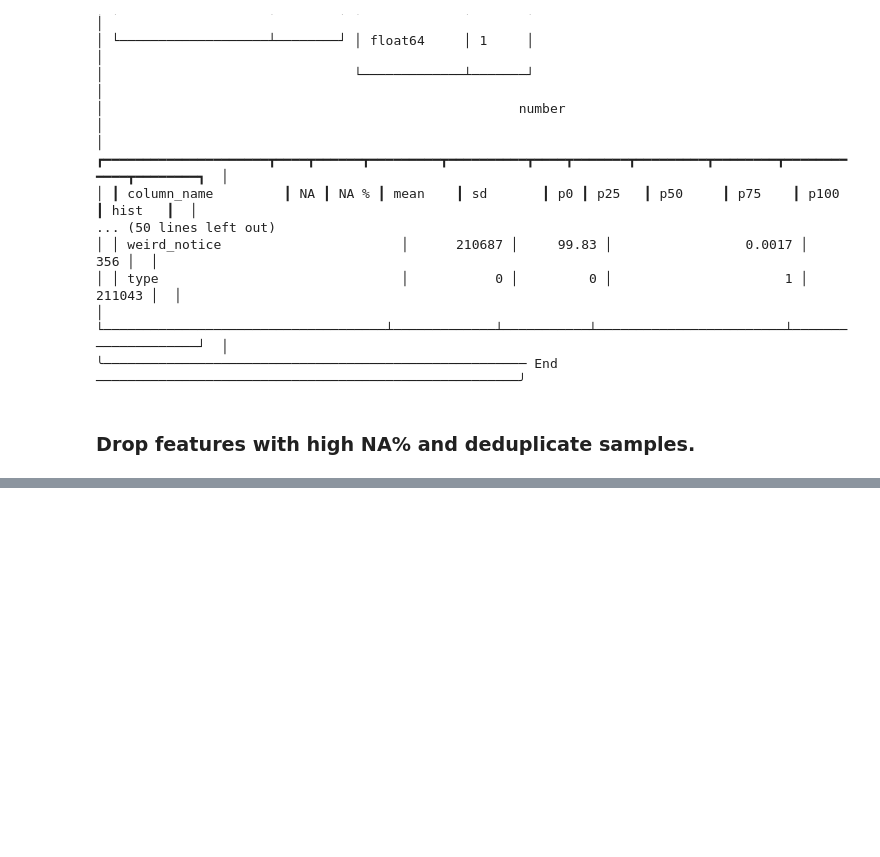
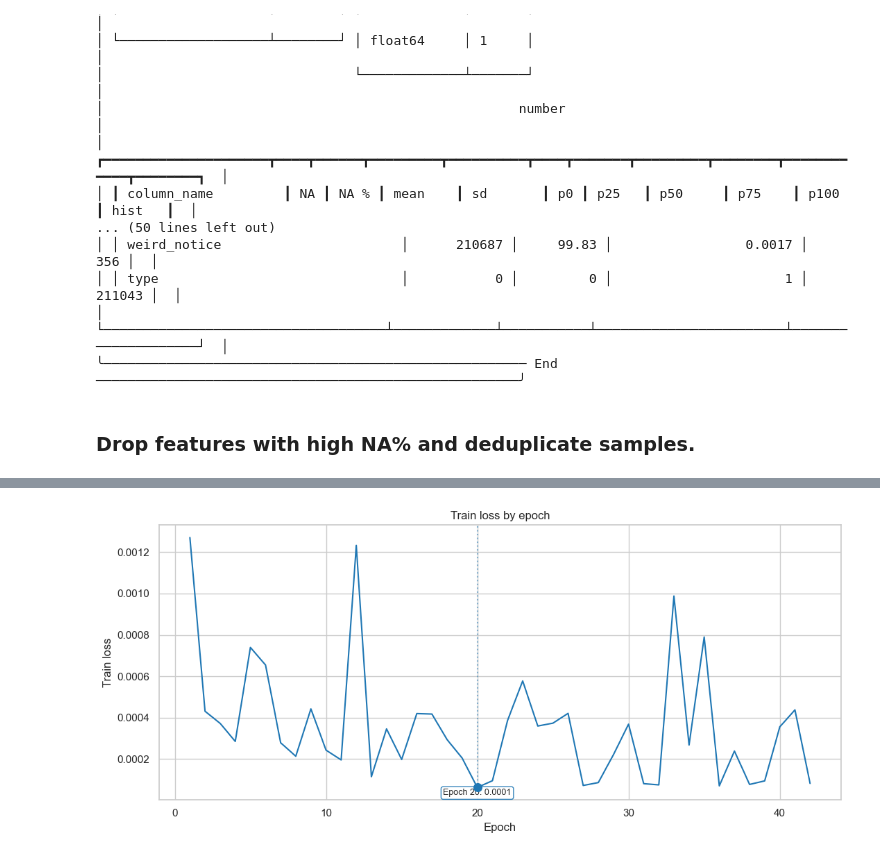
Before and after one commit to ronaldyu001/SCHOOL-AI_Cyber_Project, a Jupyter notebook: Training/Network_Intrusion/network_intrusion.ipynb, the cells around one changed output, grey strips where cells are left out. Cells and saved outputs as stored; diff of their text form; code cells hidden in the pictures; blank space fills up the shorter version.

```diff
--- a/Training/Network_Intrusion/network_intrusion.ipynb
+++ b/Training/Network_Intrusion/network_intrusion.ipynb
@@ -70,6 +75,7 @@ skim(data)
 # Set the NA% drop threshold. Calculate the NA% for each feature.
 na_threshold = 0.80
 missing_fraction = data.isna().mean()
+
 
 # Drop the high NA% features. Make sure to keep the 'label' feature.
 high_na_features = missing_fraction[
@@ -77,19 +83,20 @@ high_na_features = missing_fraction[
     & ~missing_fraction.index.isin(['label'])
 ].index.tolist()
 
-data = data.drop(columns=high_na_features)
+data_dropped = data.drop(columns=high_na_features)
+
 
 # Drop 'type' feature since this is binary classification.
-data.drop('type')
+data_dropped = data_dropped.drop(columns='type')
 
-# Drop any other irrelevant features.
 
-# Deduplicate on all retained columns and reset the row index.
+# Drop duplicate samples on all retained columns and reset the row index.
 rows_before = len(data)
-data = data.drop_duplicates().reset_index(drop=True)
+data_dropped = data_dropped.drop_duplicates().reset_index(drop=True)
 
+
+# Summary.
 print(f'Dropped {len(high_na_features)} high-NA features: {high_na_features}')
-print(f'Removed {rows_before - len(data):,} duplicate rows.')
-print(f'Cleaned dataset shape: {data.shape}')
-skim(data)
+print(f'Removed {rows_before - len(data_dropped):,} duplicate rows.')
+skim(data_dropped)
 # %% [output]
@@ -129,0 +551,61 @@ Cleaned dataset shape: (190413, 23)
+# %%
+# Plot train loss across epochs in its original units.
+sbn.set_theme(style='whitegrid')
+fig, ax = plt.subplots(figsize=(11, 5))
+sbn.lineplot(data=history_df, x='epoch', y='train_loss', ax=ax, color='tab:blue')
+
+
+# Mark every epoch tied for the lowest train loss.
+metric_value = history_df['train_loss'].min()
+best_rows = history_df.loc[history_df['train_loss'] == metric_value]
+metric_epochs = best_rows['epoch'].astype(int).tolist()
+ax.scatter(best_rows['epoch'], best_rows['train_loss'], color='tab:blue', s=70, zorder=5)
+for metric_epoch in metric_epochs:
+    ax.axvline(metric_epoch, color='tab:blue', linestyle=':', alpha=0.5)
+
+# Finalize the axes before positioning labels in display coordinates.
+ax.set(xlabel='Epoch', ylabel='Train loss', title='Train loss by epoch')
+fig.tight_layout()
+fig.canvas.draw()
+renderer = fig.canvas.get_renderer()
+plot_bounds = ax.get_window_extent(renderer)
+placed_boxes = []
+
+
+# Find a nearby label position with room for the entire text box.
+# Connector lines keep displaced labels attached to their exact dots.
+for metric_epoch in metric_epochs:
+    label = f'Epoch {metric_epoch}: {metric_value:.4f}'
+    probe = ax.text(0, 0, label, fontsize=9)
+    extent = probe.get_window_extent(renderer)
+    width, height = extent.width + 10, extent.height + 8
+    probe.remove()
+    point_x, point_y = ax.transData.transform((metric_epoch, metric_value))
+    candidates = []
+    for offset_y in (22, -22, 48, -48, 74, -74, 100, -100, 126, -126):
+        for offset_x in (0, -width, width, -2 * width, 2 * width):
+            x = np.clip(point_x + offset_x, plot_bounds.x0 + width / 2, plot_bounds.x1 - width / 2)
+            y = np.clip(point_y + offset_y, plot_bounds.y0 + height / 2, plot_bounds.y1 - height / 2)
+            box = (x - width / 2, y - height / 2, x + width / 2, y + height / 2)
+            overlap = sum(
+                max(0, min(box[2], other[2]) - max(box[0], other[0]))
+                * max(0, min(box[3], other[3]) - max(box[1], other[1]))
+                for other in placed_boxes
+            )
+            distance = (x - point_x) ** 2 + (y - point_y) ** 2
+            candidates.append((overlap, distance, x, y, box))
+    _, _, label_x, label_y, box = min(candidates, key=lambda item: item[:2])
+    placed_boxes.append(box)
+    label_position = ax.transAxes.inverted().transform((label_x, label_y))
+    ax.annotate(
+        label, xy=(metric_epoch, metric_value), xycoords='data',
+        xytext=label_position, textcoords='axes fraction',
+        ha='center', va='center', fontsize=9,
+        bbox=dict(boxstyle='round,pad=0.25', facecolor='white', edgecolor='tab:blue', alpha=0.9),
+        arrowprops=dict(arrowstyle='-', color='tab:blue', linewidth=0.8, shrinkB=5),
+    )
+
+plt.show()
+print(f'Lowest train loss: {metric_value:.4f} at epochs {metric_epochs}')
+# %% [output]
+[figure, added]
```
Also changed, not shown: parts of 34 cells of this notebook, 2 other files.
